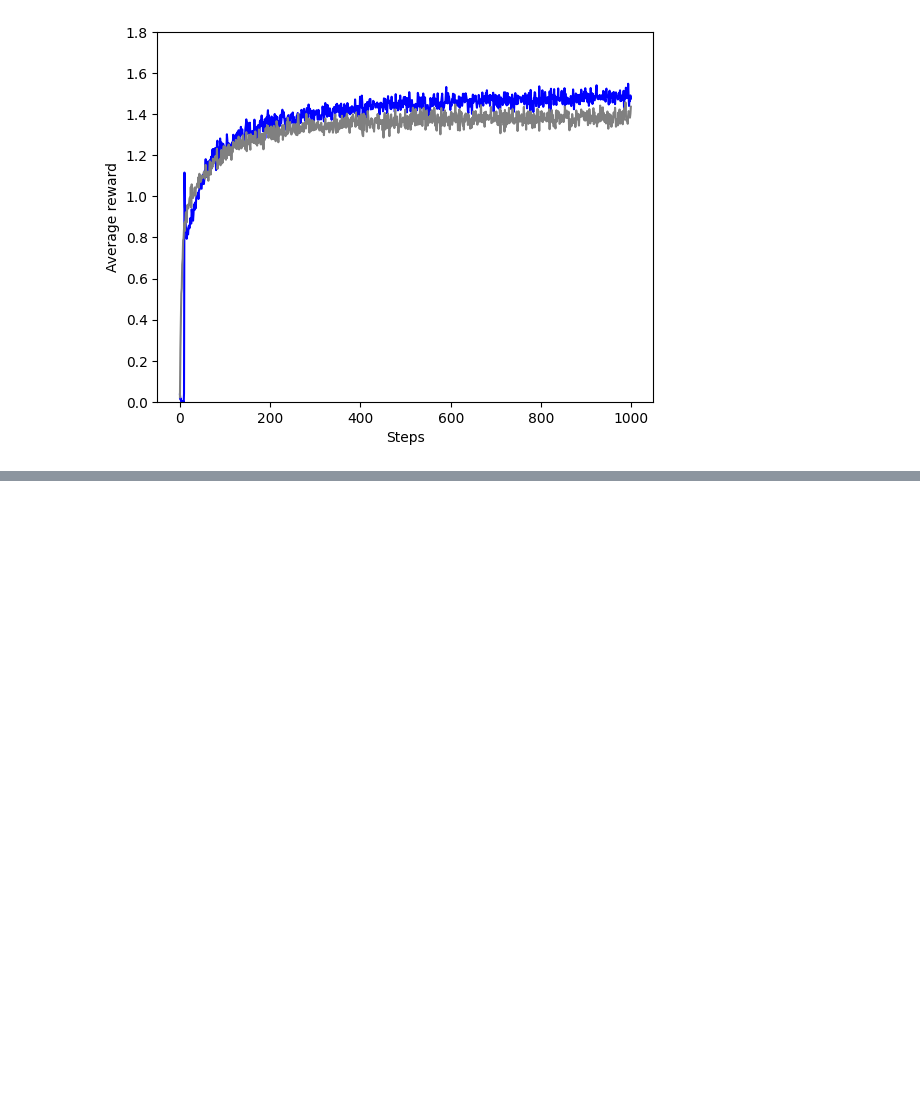
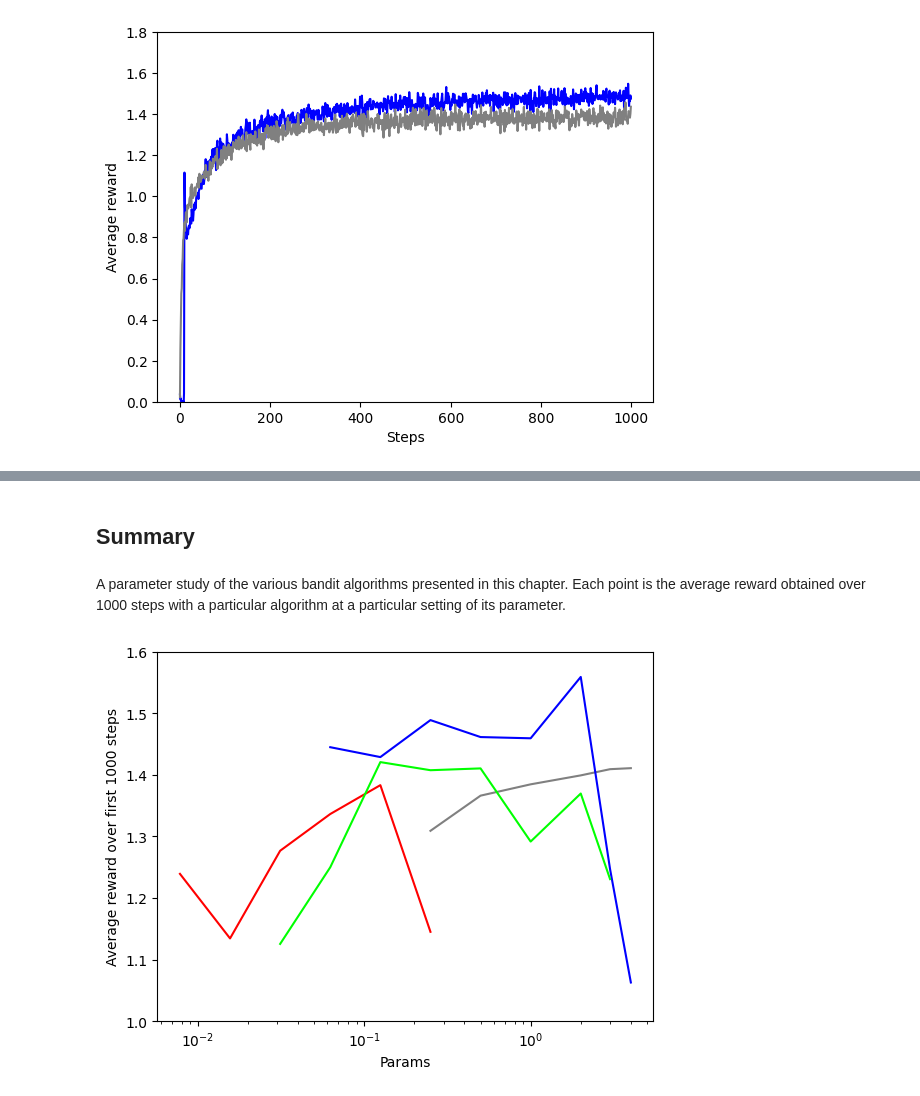
Before and after one commit to mattiasgullstrand/sutton_barto, a Jupyter notebook: multi-arm_bandits.ipynb, the cells around one changed output, grey strips where cells are left out. Cells and saved outputs as stored; diff of their text form; code cells hidden in the pictures; blank space fills up the shorter version.

Commit message:
Finish Chapter 2

```diff
--- a/10-armed_testbed.ipynb
+++ b/multi-arm_bandits.ipynb
@@ -229,7 +229,7 @@ There is a bias for Q_1 estimates. If sample average, step (1/k), this estimate
 
 If the step parameter alpha is constant. The bias will always be present but decreasing expontentially decreasing with the count of steps.
 # %%
-class NArmedBanditIncrementalWithInitialEstimateParamContantAlpha:
+class NArmedBanditIncrementalWithInitialEstimateParamConstantAlpha:
     def __init__(self, n=10, epsilon=0, initial_estimate_value=0, alpha=0.1):
         self.n = n
         self.epsilon = epsilon
@@ -362,0 +436,6 @@ analysis_2.plot_reward_averages(color="grey")
+# %% [markdown]
+## Summary
+# %% [markdown]
+A parameter study of the various bandit algorithms presented in
+this chapter. Each point is the average reward obtained over 1000 steps with
+a particular algorithm at a particular setting of its parameter.
@@ -362,0 +450,41 @@ analysis_2.plot_reward_averages(color="grey")
+# %%
+greedy_opti_init_averages = []
+greedy_opti_init_params = [1/4, 1/2, 1, 2, 3, 4]
+for initial_estimate_value in greedy_opti_init_params:
+    bandits_ = [NArmedBanditIncrementalWithInitialEstimateParamConstantAlpha(epsilon=0.1, initial_estimate_value=initial_estimate_value) for _ in range(100)]
+    analysis = BanditAnalysis(bandits)
+    analysis.fill()
+    greedy_opti_init_averages.append(np.mean(analysis.reward_matrix, axis=(0, 1)))
+# %%
+ucb_averages = []
+ucb_params = [1/16, 1/8, 1/4, 1/2, 1, 2, 3, 4]
+for c in ucb_params:
+    bandits = [NArmedBanditIncrementalUCB(c=c) for _ in range(100)]
+    analysis = BanditAnalysis(bandits)
+    analysis.fill()
+    ucb_averages.append(np.mean(analysis.reward_matrix, axis=(0, 1)))
+# %%
+gradient_averages = []
+gradient_params = [1/32, 1/16, 1/8, 1/4, 1/2, 1, 2, 3]
+for alpha in gradient_params:
+    bandits = [GradienBandit(alpha=alpha, with_baseline=True, mean_true_rewards=0.0) for _ in range(100)]
+    analysis = BanditAnalysis(bandits)
+    analysis.fill()
+    gradient_averages.append(np.mean(analysis.reward_matrix, axis=(0, 1)))
+# %%
+plt.plot(e_greedy_params, e_greedy_averages, color="red")
+plt.xlabel("Params")
+plt.ylabel("Average reward over first 1000 steps")
+plt.ylim(1, 1.6)
+plt.grid(False)
+plt.xscale('log')
+
+plt.plot(greedy_opti_init_params, greedy_opti_init_averages, color="grey")
+
+plt.plot(ucb_params, ucb_averages, color="blue")
+
+plt.plot(gradient_params, gradient_averages, color="lime")
+
+plt.show()
+# %% [output]
+[figure, added]
```
Also changed, not shown: parts of 8 cells of this notebook.
